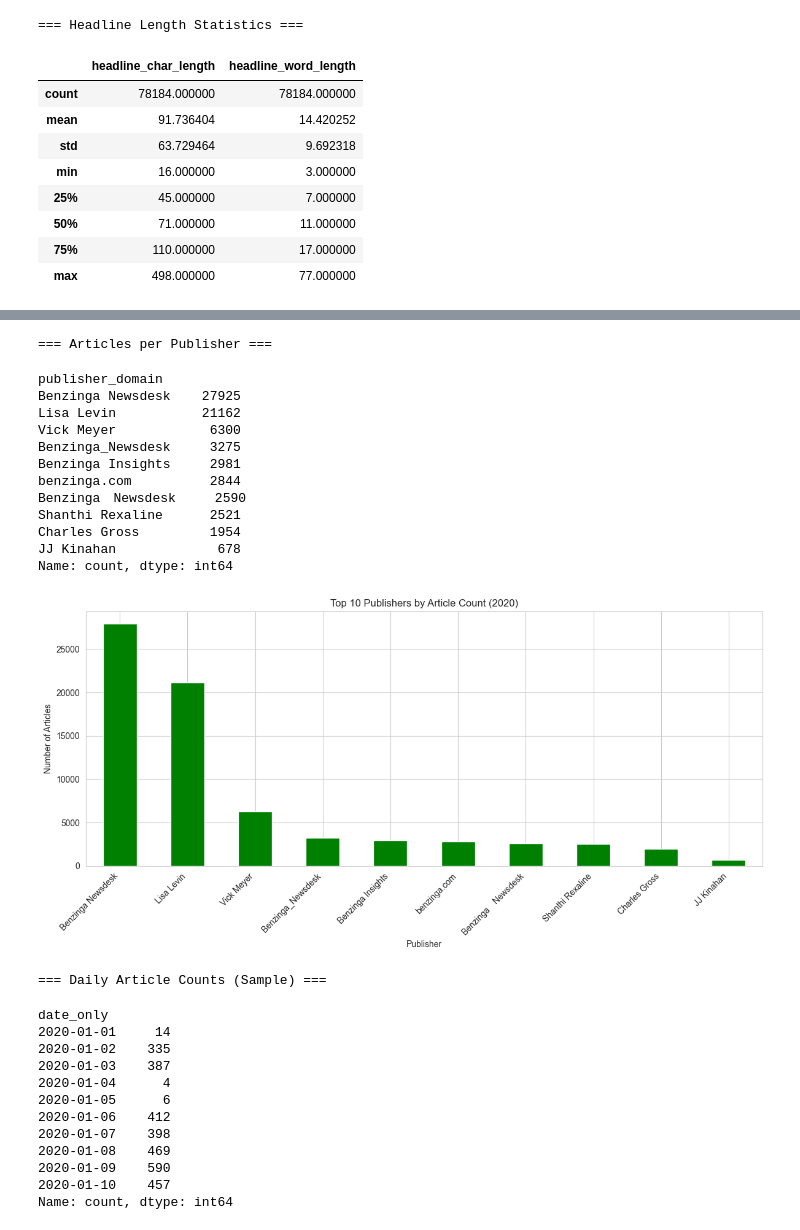
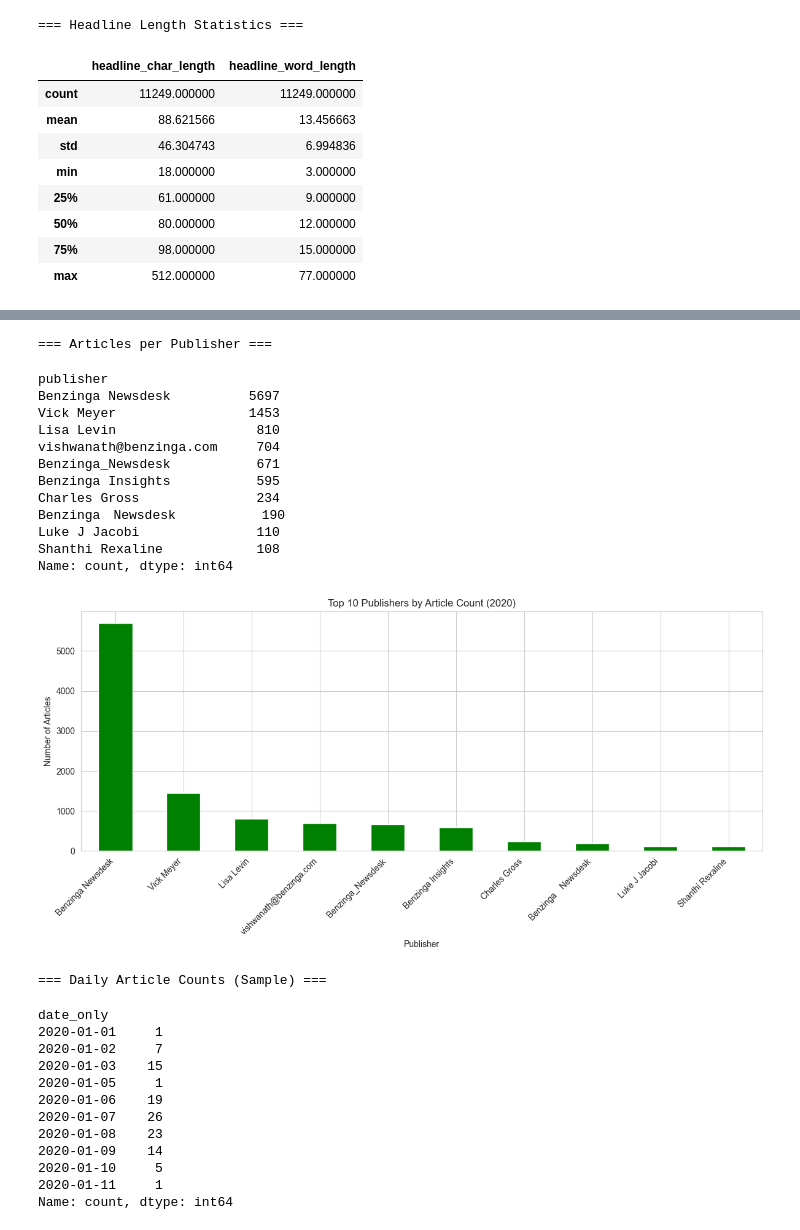
Before and after one commit to emegua19/news-sentiment-stock-analysis-week1, a Jupyter notebook: notebooks/descriptive_statistics.ipynb, the cells around one changed output, grey strips where cells are left out. Drawn from its saved outputs; the diff is of its cells as text; code cells hidden in the pictures.

```diff
--- a/notebooks/descriptive_statistics.ipynb
+++ b/notebooks/descriptive_statistics.ipynb
@@ -10,12 +10,14 @@ import sys
 import os
 import seaborn as sns
 # %%
+
+
 # ---
 # title: Descriptive Statistics for 2020 Financial News Dataset
 # description: Notebook to compute headline length stats, articles per publisher, and publication date trends
 # ---
 
-# ### 1.Adjust Python Path
+# ### 1. Adjust Python Path
 # Add project root to Python path
 project_root = os.path.abspath(os.path.join(os.getcwd(), '..'))
 if project_root not in sys.path:
@@ -32,7 +34,7 @@ from src.data_utils import (
 sns.set_style("whitegrid")
 
 # ### 2. Load Cleaned News Dataset
-news_columns = ['headline', 'publisher_domain', 'date', 'date_only', 'stock']
+news_columns = ['headline', 'url', 'publisher', 'date', 'stock', 'date_only']
 news_df = load_and_validate_dataset('../data/fnspid_news_cleaned_2020.csv', expected_columns=news_columns)
 
 if news_df is None:
@@ -57,12 +59,12 @@ plt.title('Distribution of Headline Character Lengths (2020)')
 plt.xlabel('Character Length')
 plt.ylabel('Frequency')
 plt.tight_layout()
-plt.savefig('plots/headline_length_distribution_2020.png')
+plt.savefig('task-1-plots/headline_length_distribution_2020.png')
 plt.show()
 
 # ### 4. Articles per Publisher
 # Count articles per publisher
-publisher_counts = count_articles_per_publisher(news_df, publisher_column='publisher_domain')
+publisher_counts = count_articles_per_publisher(news_df, publisher_column='publisher')  # Changed from 'publisher_domain' to 'publisher'
 print("\n=== Articles per Publisher ===")
 display(publisher_counts.head(10))  # Top 10 publishers
 
@@ -74,7 +76,7 @@ plt.xlabel('Publisher')
 plt.ylabel('Number of Articles')
 plt.xticks(rotation=45, ha='right')
 plt.tight_layout()
-plt.savefig('plots/publisher_article_counts_2020.png')
+plt.savefig('task-1-plots/publisher_article_counts_2020.png')
 plt.show()
 
 # ### 5. Publication Date Trends
@@ -90,7 +92,7 @@ plt.title('News Article Publication Trends (2020)')
 plt.xlabel('Date')
 plt.ylabel('Number of Articles')
 plt.tight_layout()
-plt.savefig('plots/publication_date_trends_2020.png')
+plt.savefig('task-1-plots/publication_date_trends_2020.png')
 plt.show()
 
 # Identify peak days
@@ -100,11 +102,11 @@ display(peak_days)
 # %% [output]
 === Headline Length Statistics ===
 |  | headline_char_length | headline_word_length |
-| count | 78184.000000 | 78184.000000 |
-| mean | 91.736404 | 14.420252 |
-| std | 63.729464 | 9.692318 |
-| min | 16.000000 | 3.000000 |
-| 25% | 45.000000 | 7.000000 |
-| 50% | 71.000000 | 11.000000 |
-| 75% | 110.000000 | 17.000000 |
-| max | 498.000000 | 77.000000 |
+| count | 11249.000000 | 11249.000000 |
+| mean | 88.621566 | 13.456663 |
+| std | 46.304743 | 6.994836 |
+| min | 18.000000 | 3.000000 |
+| 25% | 61.000000 | 9.000000 |
+| 50% | 80.000000 | 12.000000 |
+| 75% | 98.000000 | 15.000000 |
+| max | 512.000000 | 77.000000 |
@@ -112,27 +114,27 @@ display(peak_days)
 === Articles per Publisher ===
-publisher_domain
-Benzinga Newsdesk    27925
-Lisa Levin           21162
-Vick Meyer            6300
-Benzinga_Newsdesk     3275
-Benzinga Insights     2981
-benzinga.com          2844
-Benzinga Newsdesk     2590
-Shanthi Rexaline      2521
-Charles Gross         1954
-JJ Kinahan             678
+publisher
+Benzinga Newsdesk          5697
+Vick Meyer                 1453
+Lisa Levin                  810
+vishwanath@benzinga.com     704
+Benzinga_Newsdesk           671
+Benzinga Insights           595
+Charles Gross               234
+Benzinga Newsdesk           190
+Luke J Jacobi               110
+Shanthi Rexaline            108
 Name: count, dtype: int64
-[figure, old version]
+[figure, new version]
 === Daily Article Counts (Sample) ===
 date_only
-2020-01-01     14
-2020-01-02    335
-2020-01-03    387
-2020-01-04      4
-2020-01-05      6
-2020-01-06    412
-2020-01-07    398
-2020-01-08    469
-2020-01-09    590
-2020-01-10    457
+2020-01-01     1
+2020-01-02     7
+2020-01-03    15
+2020-01-05     1
+2020-01-06    19
+2020-01-07    26
+2020-01-08    23
+2020-01-09    14
+2020-01-10     5
+2020-01-11     1
 Name: count, dtype: int64
```
Also changed, not shown: parts of 1 cell of this notebook, 8 other files.
